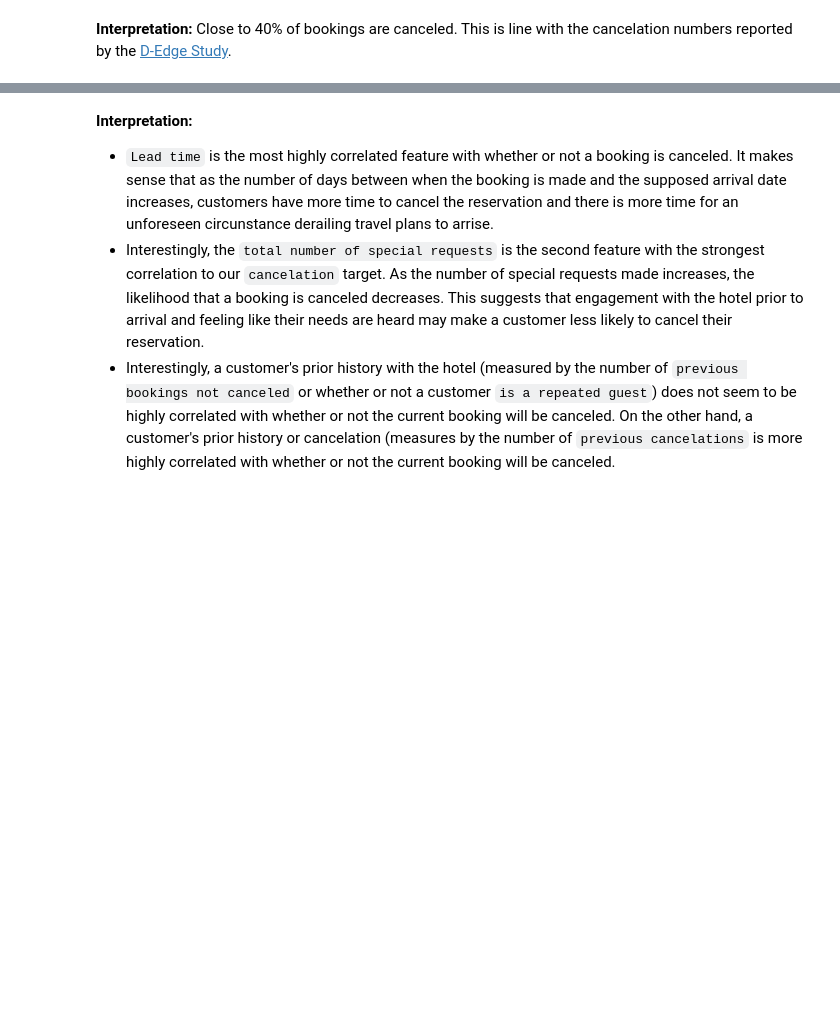
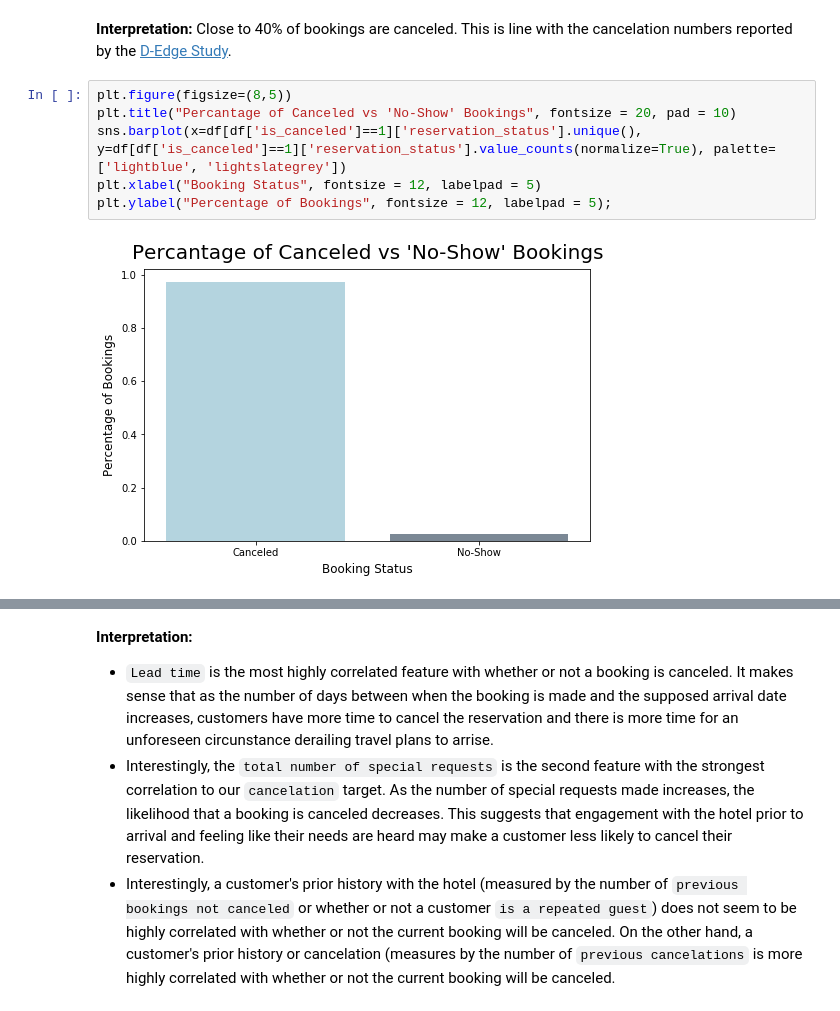
Before and after one commit to JulKelman/Predicting-Hotel-Bookings-Cancellation, a Jupyter notebook: code/Notebook 1 .ipynb, the cells around one changed output, grey strips where cells are left out. Saved outputs shown, nothing was run; the diff lists cells and outputs as text; blank space fills up the shorter version.

```diff
--- a/code/Notebook 1 .ipynb
+++ b/code/Notebook 1 .ipynb
@@ -294,3 +311,11 @@ plt.xticks(ticks=[0, 1], labels=['Not Canceled', 'Canceled']);
 [figure]
 # %% [markdown]
 **Interpretation:** Close to 40% of bookings are canceled. This is line with the cancelation numbers reported by the [D-Edge Study](https://www.d-edge.com/how-online-hotel-distribution-is-changing-in-europe/).
+# %%
+plt.figure(figsize=(8,5))
+plt.title("Percantage of Canceled vs 'No-Show' Bookings", fontsize = 20, pad = 10)
+sns.barplot(x=df[df['is_canceled']==1]['reservation_status'].unique(), y=df[df['is_canceled']==1]['reservation_status'].value_counts(normalize=True), palette=['lightblue', 'lightslategrey'])
+plt.xlabel("Booking Status", fontsize = 12, labelpad = 5)
+plt.ylabel("Percentage of Bookings", fontsize = 12, labelpad = 5);
+# %% [output]
+[figure, added]
```
Also changed, not shown: parts of 53 cells of this notebook.
